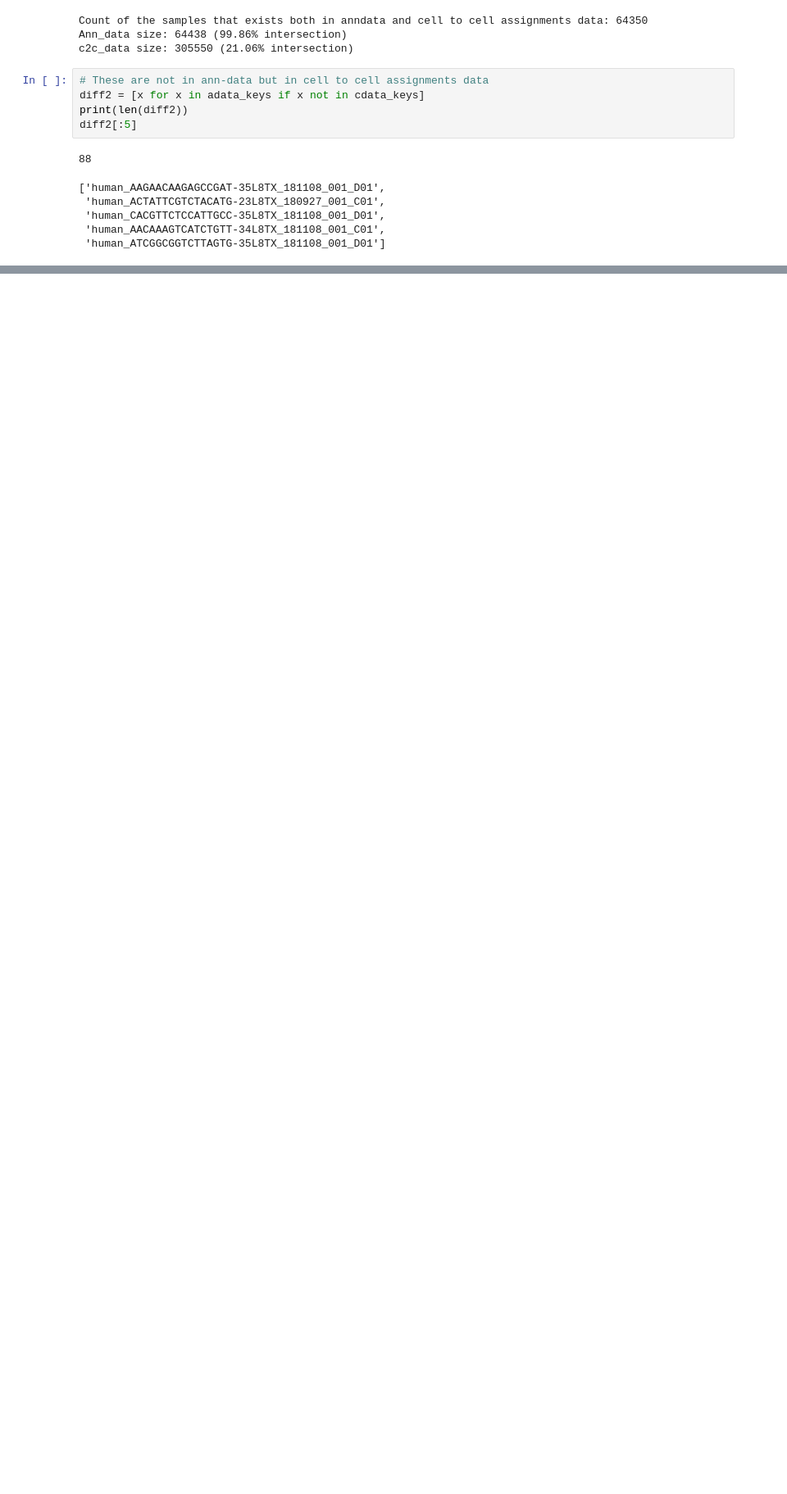
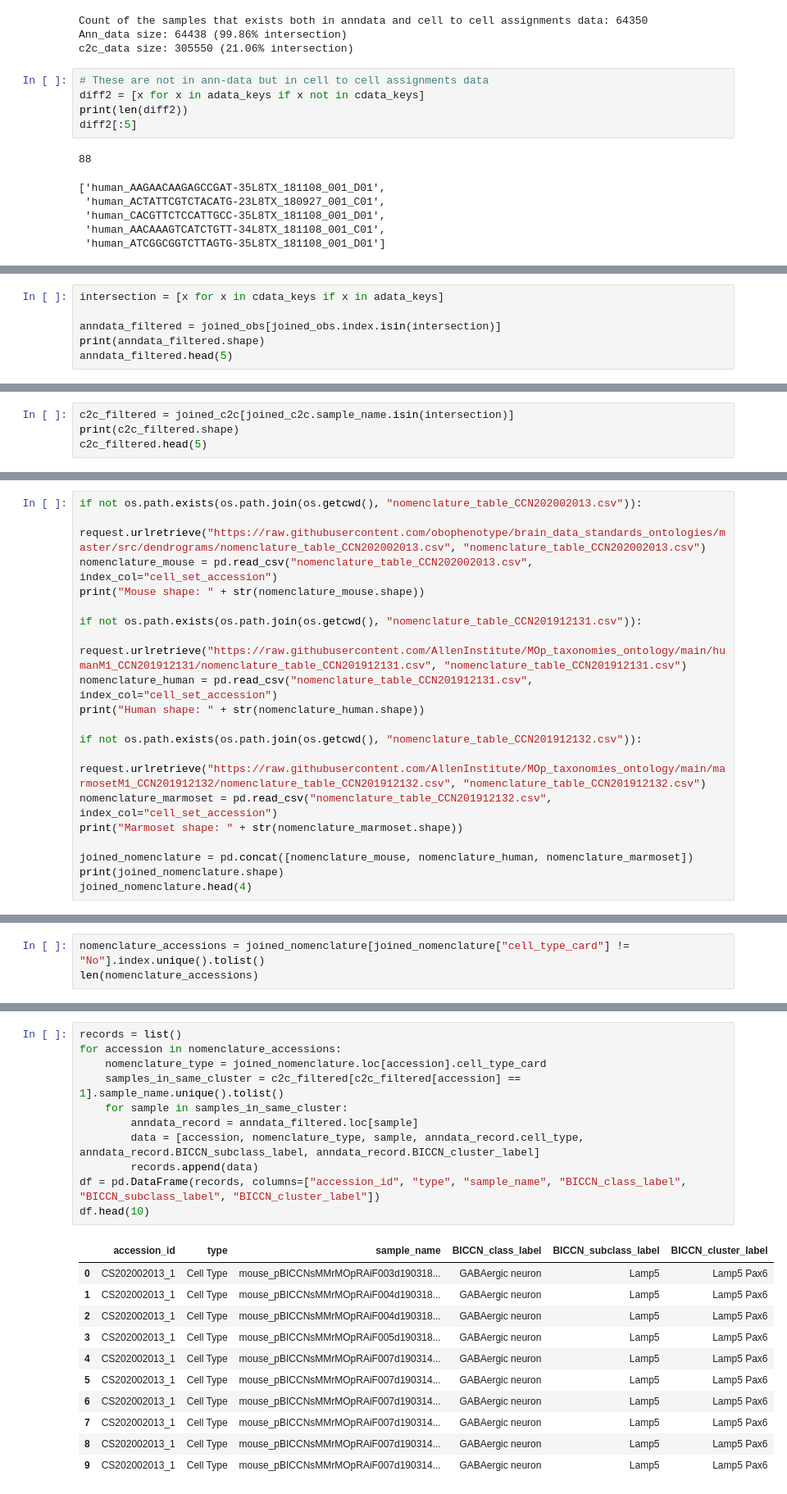
Before and after one commit to hkir-dev/h5ad-annotation, a Jupyter notebook: BDSO-multi-species-correlation.ipynb, the cells around one changed output, grey strips where cells are left out. Shown at 82% size. Cells and saved outputs as stored; diff of their text form; blank space fills up the shorter version.

```diff
--- a/BDSO-multi-species-correlation.ipynb
+++ b/BDSO-multi-species-correlation.ipynb
@@ -154,0 +157,6 @@ diff2[:5]
+# %%
+intersection = [x for x in cdata_keys if x in adata_keys]
+
+anndata_filtered = joined_obs[joined_obs.index.isin(intersection)]
+print(anndata_filtered.shape)
+anndata_filtered.head(5)
@@ -154,0 +172,4 @@ diff2[:5]
+# %%
+c2c_filtered = joined_c2c[joined_c2c.sample_name.isin(intersection)]
+print(c2c_filtered.shape)
+c2c_filtered.head(5)
@@ -154,0 +190,19 @@ diff2[:5]
+# %%
+if not os.path.exists(os.path.join(os.getcwd(), "nomenclature_table_CCN202002013.csv")):
+    request.urlretrieve("https://raw.githubusercontent.com/obophenotype/brain_data_standards_ontologies/master/src/dendrograms/nomenclature_table_CCN202002013.csv", "nomenclature_table_CCN202002013.csv")
+nomenclature_mouse = pd.read_csv("nomenclature_table_CCN202002013.csv", index_col="cell_set_accession")
+print("Mouse shape: " + str(nomenclature_mouse.shape))
+
+if not os.path.exists(os.path.join(os.getcwd(), "nomenclature_table_CCN201912131.csv")):
+    request.urlretrieve("https://raw.githubusercontent.com/AllenInstitute/MOp_taxonomies_ontology/main/humanM1_CCN201912131/nomenclature_table_CCN201912131.csv", "nomenclature_table_CCN201912131.csv")
+nomenclature_human = pd.read_csv("nomenclature_table_CCN201912131.csv", index_col="cell_set_accession")
+print("Human shape: " + str(nomenclature_human.shape))
+
+if not os.path.exists(os.path.join(os.getcwd(), "nomenclature_table_CCN201912132.csv")):
+    request.urlretrieve("https://raw.githubusercontent.com/AllenInstitute/MOp_taxonomies_ontology/main/marmosetM1_CCN201912132/nomenclature_table_CCN201912132.csv", "nomenclature_table_CCN201912132.csv")
+nomenclature_marmoset = pd.read_csv("nomenclature_table_CCN201912132.csv", index_col="cell_set_accession")
+print("Marmoset shape: " + str(nomenclature_marmoset.shape))
+
+joined_nomenclature = pd.concat([nomenclature_mouse, nomenclature_human, nomenclature_marmoset])
+print(joined_nomenclature.shape)
+joined_nomenclature.head(4)
@@ -154,0 +220,3 @@ diff2[:5]
+# %%
+nomenclature_accessions = joined_nomenclature[joined_nomenclature["cell_type_card"] != "No"].index.unique().tolist()
+len(nomenclature_accessions)
@@ -154,0 +230,23 @@ diff2[:5]
+# %%
+records = list()
+for accession in nomenclature_accessions:
+    nomenclature_type = joined_nomenclature.loc[accession].cell_type_card
+    samples_in_same_cluster = c2c_filtered[c2c_filtered[accession] == 1].sample_name.unique().tolist()
+    for sample in samples_in_same_cluster:
+        anndata_record = anndata_filtered.loc[sample]
+        data = [accession, nomenclature_type, sample, anndata_record.cell_type, anndata_record.BICCN_subclass_label, anndata_record.BICCN_cluster_label]
+        records.append(data)
+df = pd.DataFrame(records, columns=["accession_id", "type", "sample_name", "BICCN_class_label", "BICCN_subclass_label", "BICCN_cluster_label"])
+df.head(10)
+# %% [output]
+|  | accession_id | type | sample_name | BICCN_class_label | BICCN_subclass_label | BICCN_cluster_label |
+| 0 | CS202002013_1 | Cell Type | mouse_pBICCNsMMrMOpRAiF003d190318... | GABAergic neuron | Lamp5 | Lamp5 Pax6 |
+| 1 | CS202002013_1 | Cell Type | mouse_pBICCNsMMrMOpRAiF004d190318... | GABAergic neuron | Lamp5 | Lamp5 Pax6 |
+| 2 | CS202002013_1 | Cell Type | mouse_pBICCNsMMrMOpRAiF004d190318... | GABAergic neuron | Lamp5 | Lamp5 Pax6 |
+| 3 | CS202002013_1 | Cell Type | mouse_pBICCNsMMrMOpRAiF005d190318... | GABAergic neuron | Lamp5 | Lamp5 Pax6 |
+| 4 | CS202002013_1 | Cell Type | mouse_pBICCNsMMrMOpRAiF007d190314... | GABAergic neuron | Lamp5 | Lamp5 Pax6 |
+| 5 | CS202002013_1 | Cell Type | mouse_pBICCNsMMrMOpRAiF007d190314... | GABAergic neuron | Lamp5 | Lamp5 Pax6 |
+| 6 | CS202002013_1 | Cell Type | mouse_pBICCNsMMrMOpRAiF007d190314... | GABAergic neuron | Lamp5 | Lamp5 Pax6 |
+| 7 | CS202002013_1 | Cell Type | mouse_pBICCNsMMrMOpRAiF007d190314... | GABAergic neuron | Lamp5 | Lamp5 Pax6 |
+| 8 | CS202002013_1 | Cell Type | mouse_pBICCNsMMrMOpRAiF007d190314... | GABAergic neuron | Lamp5 | Lamp5 Pax6 |
+| 9 | CS202002013_1 | Cell Type | mouse_pBICCNsMMrMOpRAiF007d190314... | GABAergic neuron | Lamp5 | Lamp5 Pax6 |
```
Also changed, not shown: parts of 12 cells of this notebook, 2 other files.
